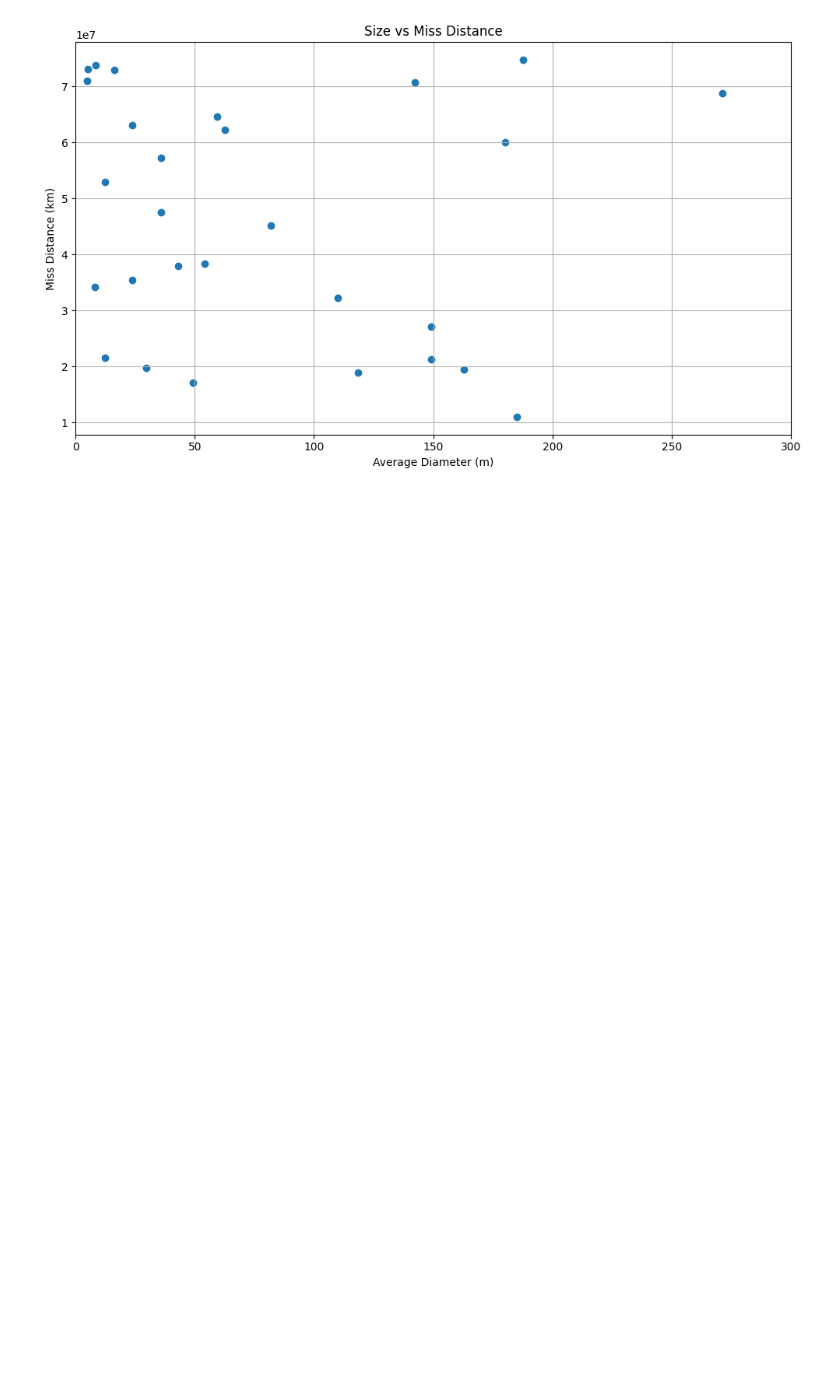
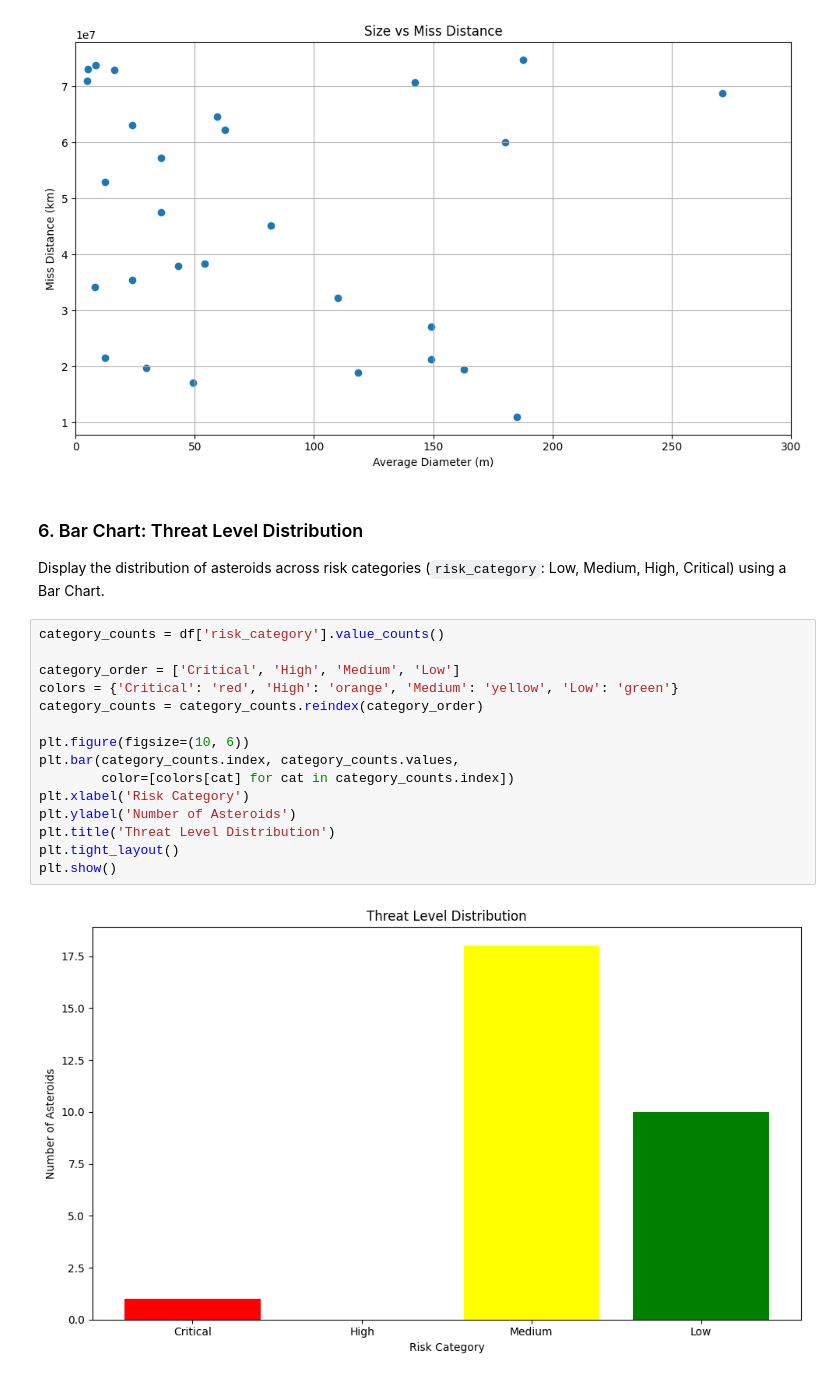
Before and after one commit to marc-sulsenti/EngPythonProject, a Jupyter notebook: main.ipynb, the cells around one changed output. Drawn from its saved outputs; the diff is of its cells as text; blank space fills up the shorter version.

Commit message:
Bar Graph

```diff
--- a/main.ipynb
+++ b/main.ipynb
@@ -139,3 +139,24 @@ plt.tight_layout()
 plt.show()
 # %% [output]
 [figure]
+# %% [markdown]
+### 6. Bar Chart: Threat Level Distribution
+
+Display the distribution of asteroids across risk categories (`risk_category`: Low, Medium, High, Critical) using a Bar Chart.
+# %%
+category_counts = df['risk_category'].value_counts()
+
+category_order = ['Critical', 'High', 'Medium', 'Low']
+colors = {'Critical': 'red', 'High': 'orange', 'Medium': 'yellow', 'Low': 'green'}
+category_counts = category_counts.reindex(category_order)
+
+plt.figure(figsize=(10, 6))
+plt.bar(category_counts.index, category_counts.values,
+        color=[colors[cat] for cat in category_counts.index])
+plt.xlabel('Risk Category')
+plt.ylabel('Number of Asteroids')
+plt.title('Threat Level Distribution')
+plt.tight_layout()
+plt.show()
+# %% [output]
+[figure, added]
```
